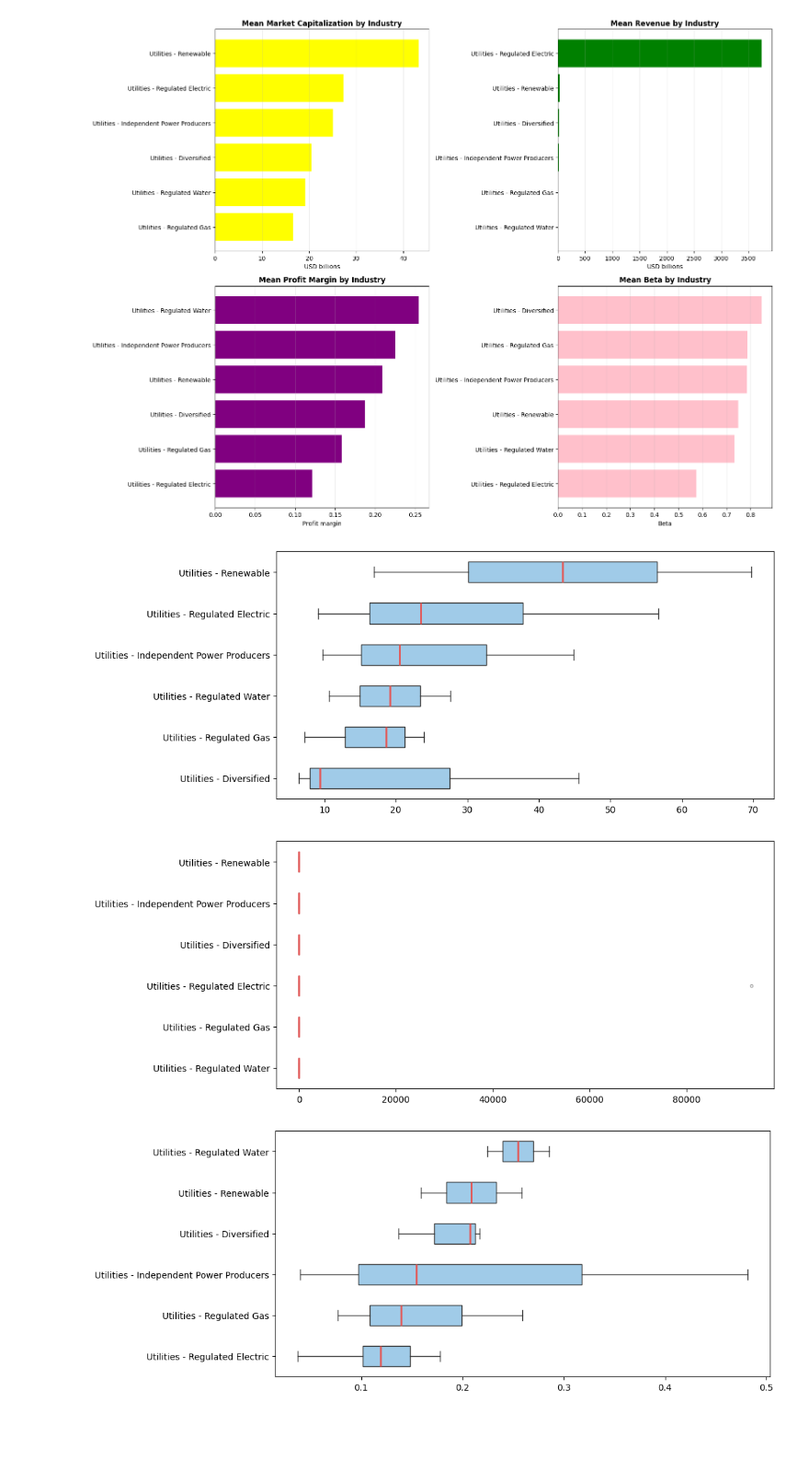
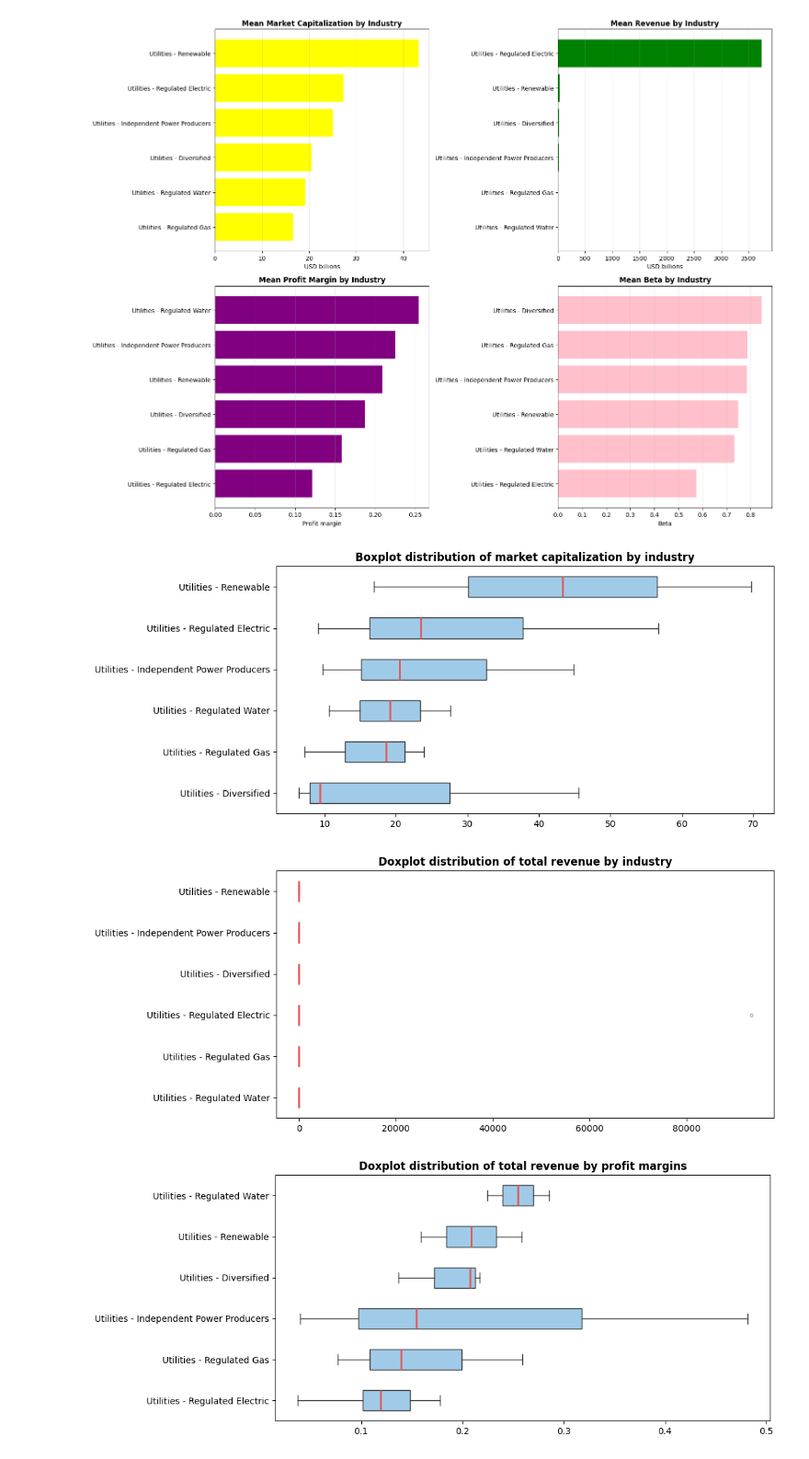
Before and after one commit to kocangregor/BigData, a Jupyter notebook: hw1_Kocan.ipynb, the cells around one changed output. Shown at 92% size. Drawn from its saved outputs; the diff is of its cells as text; code cells hidden in the pictures; blank space fills up the shorter version.

```diff
--- a/hw1_Kocan.ipynb
+++ b/hw1_Kocan.ipynb
@@ -233,6 +233,7 @@ ax.boxplot(
     capprops={"color": "#333333"},
     flierprops={"marker": "o", "markersize": 3, "alpha": 0.35}
 )
+ax.set_title("Boxplot distribution of market capitalization by industry")
 
 plt.show()
 
@@ -264,7 +265,7 @@ ax2.boxplot(
     capprops={"color": "#333333"},
     flierprops={"marker": "o", "markersize": 3, "alpha": 0.35}
 )
-
+ax2.set_title("Doxplot distribution of total revenue by industry")
 plt.show()
 
 #profit margin
@@ -294,37 +295,39 @@ ax3.boxplot(
     flierprops={"marker": "o", "markersize": 3, "alpha": 0.35}
 )
 
+ax3.set_title("Doxplot distribution of total revenue by profit margins")
 plt.show()
 
 #beta
 
 industry_order_beta = (
     df_new.groupby("industry")["beta"]
     .median()
     .sort_values(ascending=True)
     .index
 )
 
 box_data_beta = [
     df_new.loc[df_new["industry"] == industry, "beta"].values
     for industry in industry_order_beta
 ]
 
 fig, ax3 = plt.subplots(figsize=(10, 5))
 ax3.boxplot(
     box_data_beta,
     tick_labels=industry_order_beta,
     vert=False,
     patch_artist=True,
     boxprops={"facecolor": "#A0CBE8", "edgecolor": "#333333"},
     medianprops={"color": "#E45756", "linewidth": 2},
     whiskerprops={"color": "#333333"},
     capprops={"color": "#333333"},
     flierprops={"marker": "o", "markersize": 3, "alpha": 0.35}
 )
+ax3.set_title("Doxplot distribution of total revenue by beta")
 
 plt.show()
 # %% [output]
-[figure, old version]
+[figure, new version]
-[figure, old version]
+[figure, new version]
-[figure, old version]
+[figure, new version]
```
Also changed, not shown: parts of 5 cells of this notebook.
